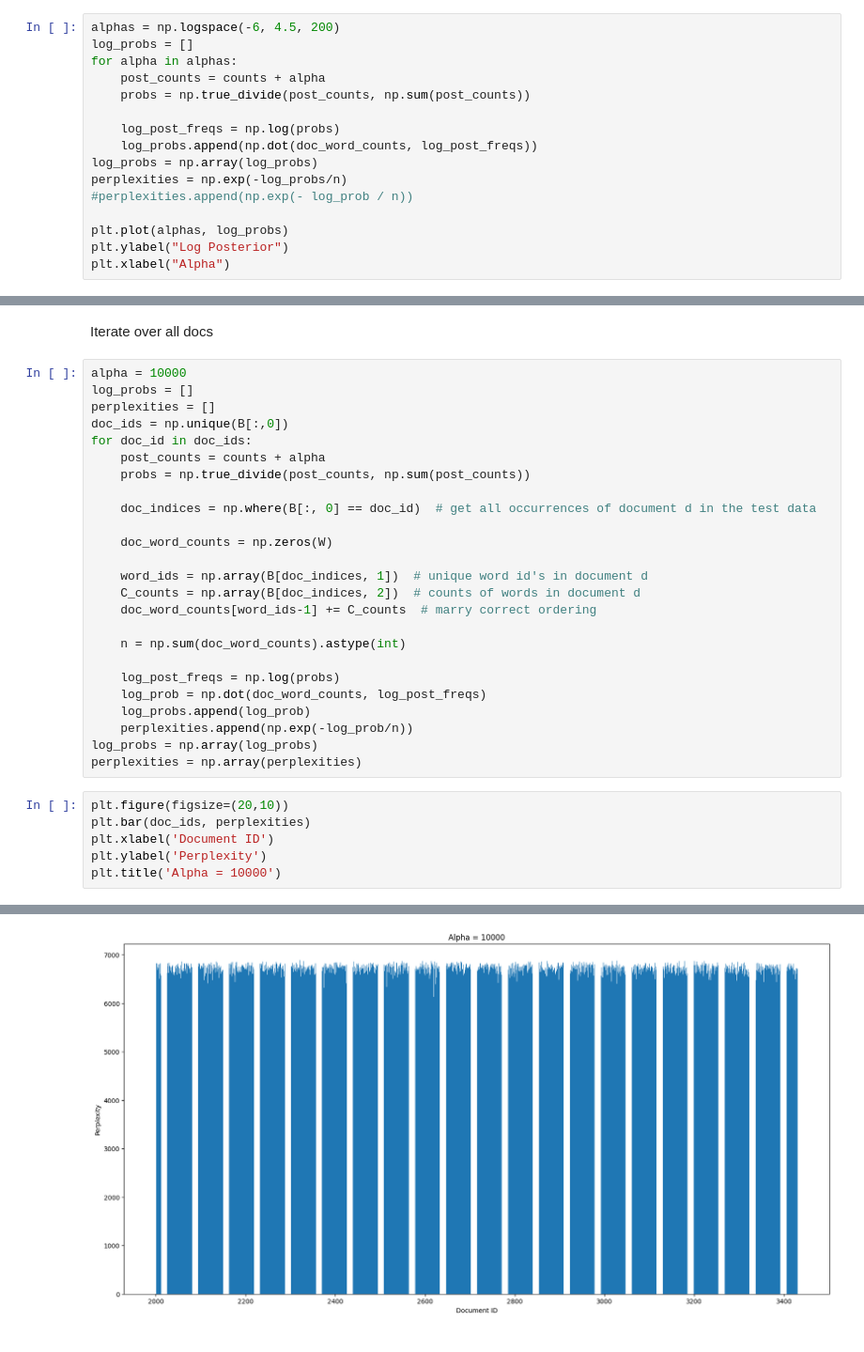
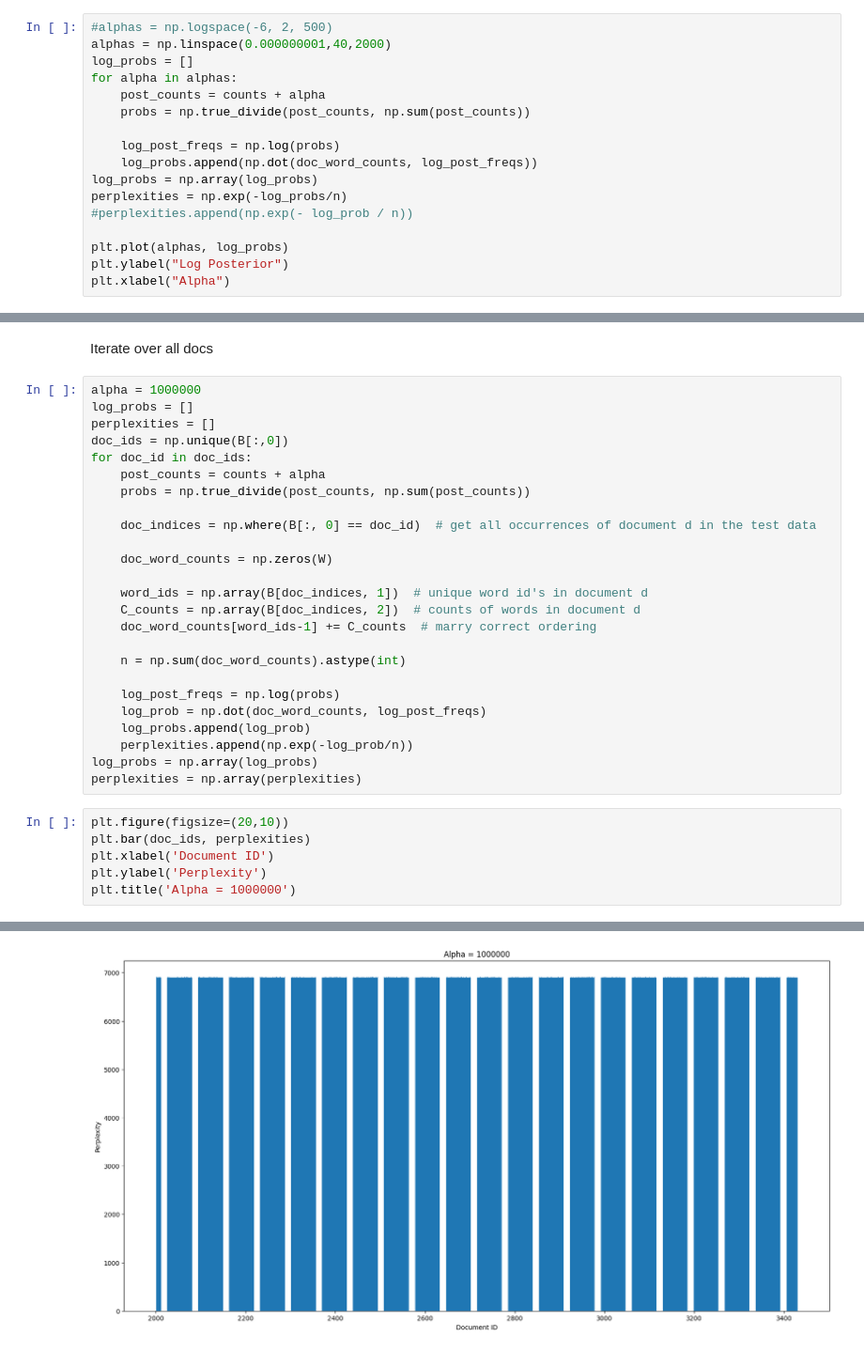
Before and after one commit to JeevanBhoot/probabilistic-ml, a Jupyter notebook: 3/cw3.ipynb, the cells around one changed output, grey strips where cells are left out. Shown: that part at 94% size. Saved outputs shown, nothing was run; the diff lists cells and outputs as text.

```diff
--- a/3/cw3.ipynb
+++ b/3/cw3.ipynb
@@ -151,5 +156,6 @@ Perplexity p=4295.545431724654
 # %%
-alphas = np.logspace(-6, 4.5, 200)
+#alphas = np.logspace(-6, 2, 500)
+alphas = np.linspace(0.000000001,40,2000)
 log_probs = []
 for alpha in alphas:
     post_counts = counts + alpha
@@ -177,7 +196,7 @@ Text(0.5, 0, 'Alpha')
 # %% [markdown]
 Iterate over all docs
 # %%
-alpha = 10000
+alpha = 1000000
 log_probs = []
 perplexities = []
 doc_ids = np.unique(B[:,0])
@@ -206,5 +225,5 @@ plt.figure(figsize=(20,10))
 plt.bar(doc_ids, perplexities)
 plt.xlabel('Document ID')
 plt.ylabel('Perplexity')
-plt.title('Alpha = 10000')
+plt.title('Alpha = 1000000')
 # %% [output]
@@ -212 +231 @@ Text(0.5, 1.0, 'Alpha = 10000')
-[figure, old version]
+[figure, new version]
```
Also changed, not shown: parts of 14 cells of this notebook, 8 other files.
